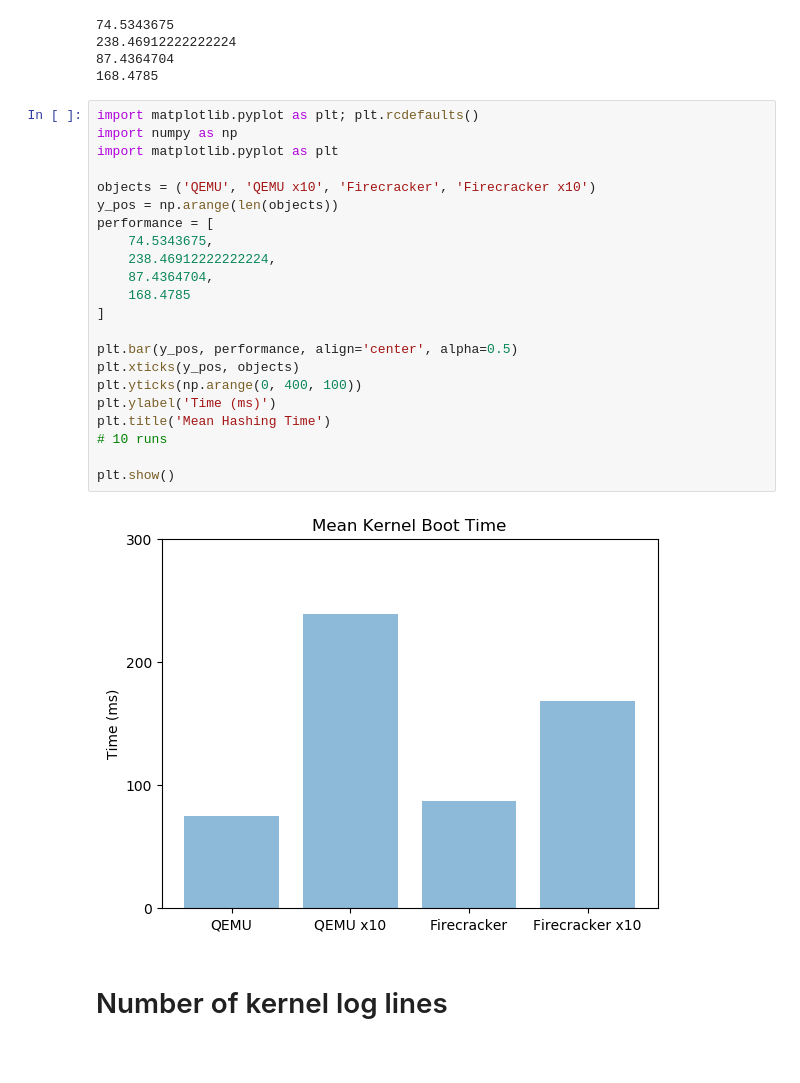
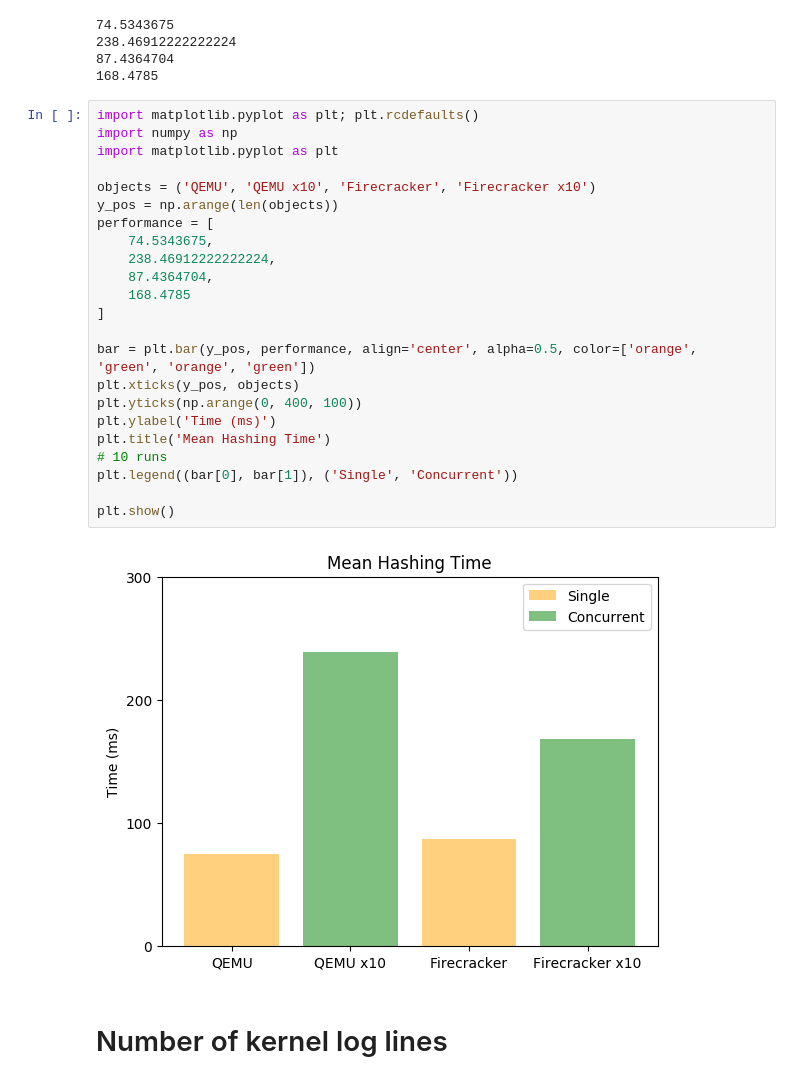
Before and after one commit to dreadl0ck/microbench, a Jupyter notebook: plots/plots.ipynb, the cells around one changed output. Cells and saved outputs as stored; diff of their text form; blank space fills up the shorter version.

```diff
--- a/plots/plots.ipynb
+++ b/plots/plots.ipynb
@@ -473,27 +475,28 @@ print(stats.mean(fc_multi))
 # %%
 import matplotlib.pyplot as plt; plt.rcdefaults()
 import numpy as np
 import matplotlib.pyplot as plt
 
 objects = ('QEMU', 'QEMU x10', 'Firecracker', 'Firecracker x10')
 y_pos = np.arange(len(objects))
 performance = [
     74.5343675,
     238.46912222222224,
     87.4364704,
     168.4785
 ]
 
-plt.bar(y_pos, performance, align='center', alpha=0.5)
+bar = plt.bar(y_pos, performance, align='center', alpha=0.5, color=['orange', 'green', 'orange', 'green'])
 plt.xticks(y_pos, objects)
 plt.yticks(np.arange(0, 400, 100))
 plt.ylabel('Time (ms)')
 plt.title('Mean Hashing Time')
 # 10 runs
+plt.legend((bar[0], bar[1]), ('Single', 'Concurrent'))
 
 plt.show()
 # %% [output]
-[figure, old version]
+[figure, new version]
 # %% [markdown]
 # Number of kernel log lines
 # %%
```
Also changed, not shown: parts of 3 cells of this notebook.
